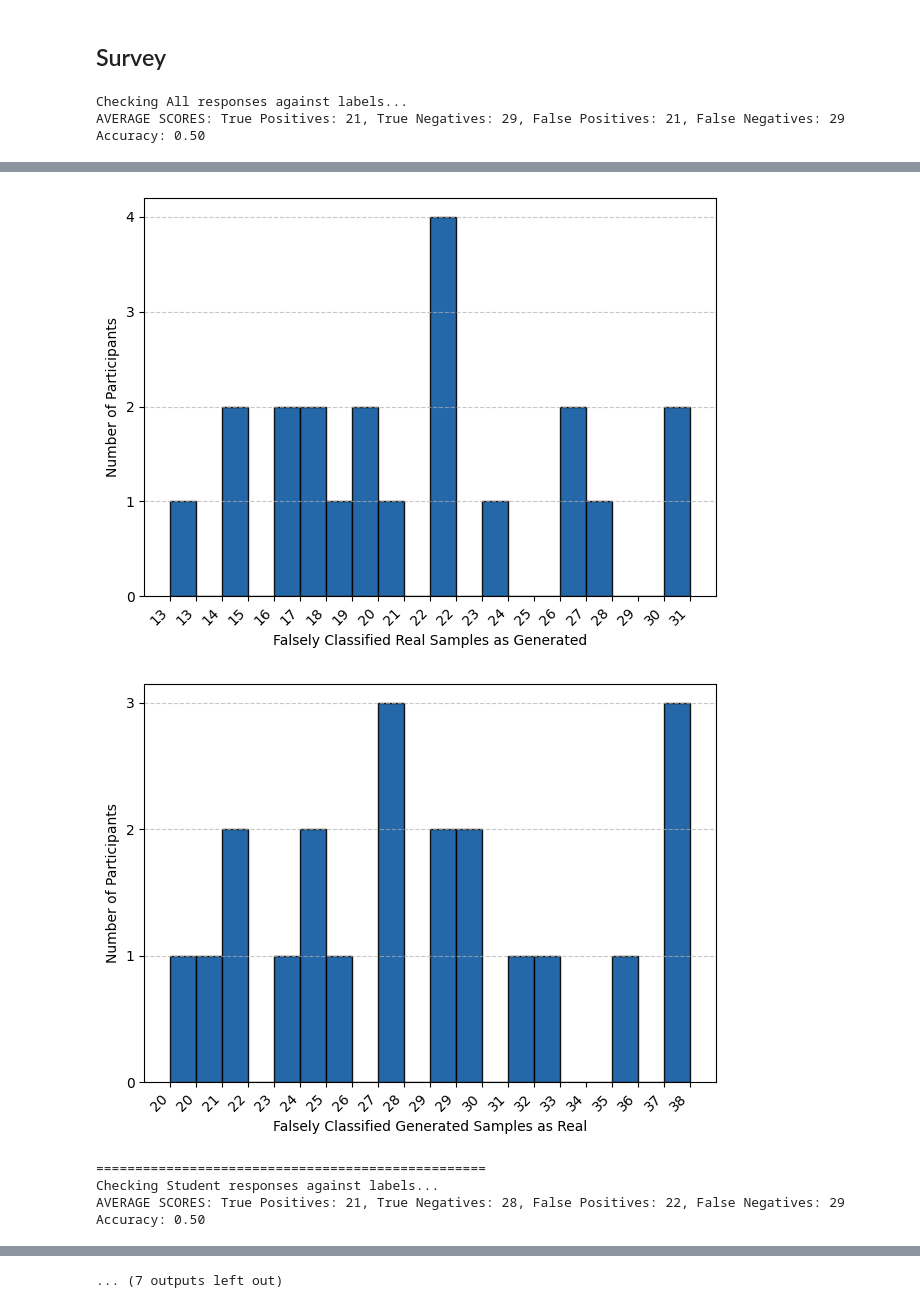
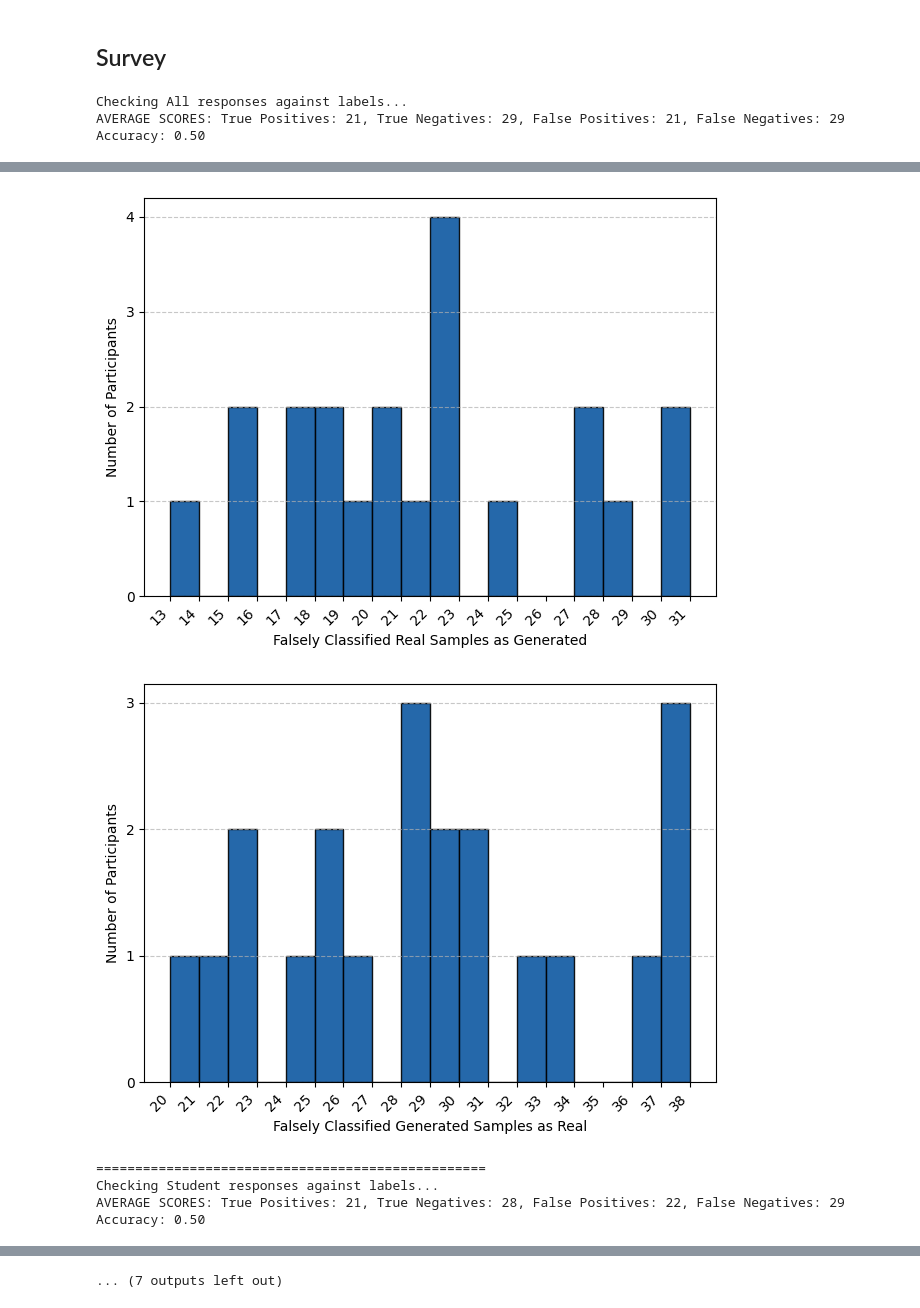
Before and after one commit to zuza571/AI-Generated-CTI, a Jupyter notebook: survey/survey_analyzer.ipynb, the cells around one changed output, grey strips where cells are left out. Cells and saved outputs as stored; diff of their text form; code cells hidden in the pictures.

Commit message:
final survey plots

```diff
--- a/survey/survey_analyzer.ipynb
+++ b/survey/survey_analyzer.ipynb
@@ -153,7 +153,33 @@ for scores, name in zip([all_scores, student_scores, analyst_scores], ['All', 'S
                               'Falsely Classified Generated Samples as Real'],
                              ['accuracy', 'tp', 'tn', 'fp', 'fn']):
 
-        bin_num = 10 if len(scores[metric_name]) < 12 else 20
+        bin_num_ = 10 if len(scores[metric_name]) < 12 else 20
+        bin_num = bin_num_
+        if metric_name == 'accuracy':
+            if scores == all_scores:
+                bin_num = [0.40, 0.41, 0.42, 0.43, 0.44, 0.45, 0.46, 0.47, 0.48, 0.49, 0.50, 0.51, 0.52, 0.53, 0.54, 0.55, 0.56, 0.57, 0.58, 0.59, 0.60, 0.61]
+            elif scores == analyst_scores:
+                bin_num = [0.47, 0.48, 0.49, 0.50, 0.51, 0.52, 0.53, 0.54, 0.55, 0.56, 0.57]
+            else:
+                bin_num = [0.40, 0.42, 0.44, 0.46, 0.48, 0.50, 0.52, 0.54, 0.56, 0.58, 0.60, 0.62]
+        if bin_num_ > 10:
+            bin_num = np.linspace(min(scores[metric_name]), max(scores[metric_name]), bin_num_ - 1) if metric_name != 'accuracy' else bin_num
+        else:
+            if metric_name == 'tp' and scores != all_scores:
+                bin_num = [12, 14, 16, 18, 20, 22, 24, 26, 28, 30]
+            elif metric_name == 'tn':
+                if scores == student_scores:
+                    bin_num = [18, 20, 22, 24, 26, 28, 30, 32, 34, 36, 38]
+                elif scores == analyst_scores:
+                    bin_num = [23, 24, 25, 26, 27, 28, 29, 30, 31, 32, 33, 34, 35]
+            elif metric_name == 'fp':
+                if scores == student_scores:
+                    bin_num = [12, 14, 16, 18, 20, 22, 24, 26, 28, 30, 32]
+                elif scores == analyst_scores:
+                    bin_num = [15, 16, 17, 18, 19, 20, 21, 22, 23, 24, 25, 26, 27]
+            elif metric_name == 'fn' and scores != all_scores:
+                bin_num = [20, 22, 24, 26, 28, 30, 32, 34, 36, 38]
+
         counts, bin_edges, _  = plt.hist(scores[metric_name], bins=bin_num, color=plt.cm.Blues(0.85), alpha=0.9, edgecolor='black')
         plt.xlabel(metric_text)
         plt.ylabel('Number of Participants')
@@ -165,7 +191,7 @@ for scores, name in zip([all_scores, student_scores, analyst_scores], ['All', 'S
             ax.xaxis.set_major_formatter(FormatStrFormatter('%.2f'))
         else:
             ax.xaxis.set_major_formatter(FormatStrFormatter('%d'))
-        if bin_num > 10:
+        if bin_num_ > 10:
             plt.xticks(rotation=45, ha='right')
 
         plt.tight_layout()
@@ -184,5 +210,5 @@ Accuracy: 0.50
-[figure, old version]
+[figure, new version]
-[figure, old version]
+[figure, new version]
 ==================================================
 Checking Student responses against labels...
 AVERAGE SCORES: True Positives: 21, True Negatives: 28, False Positives: 22, False Negatives: 29
```
Also changed, not shown: parts of 1 cell of this notebook, 15 other files.
